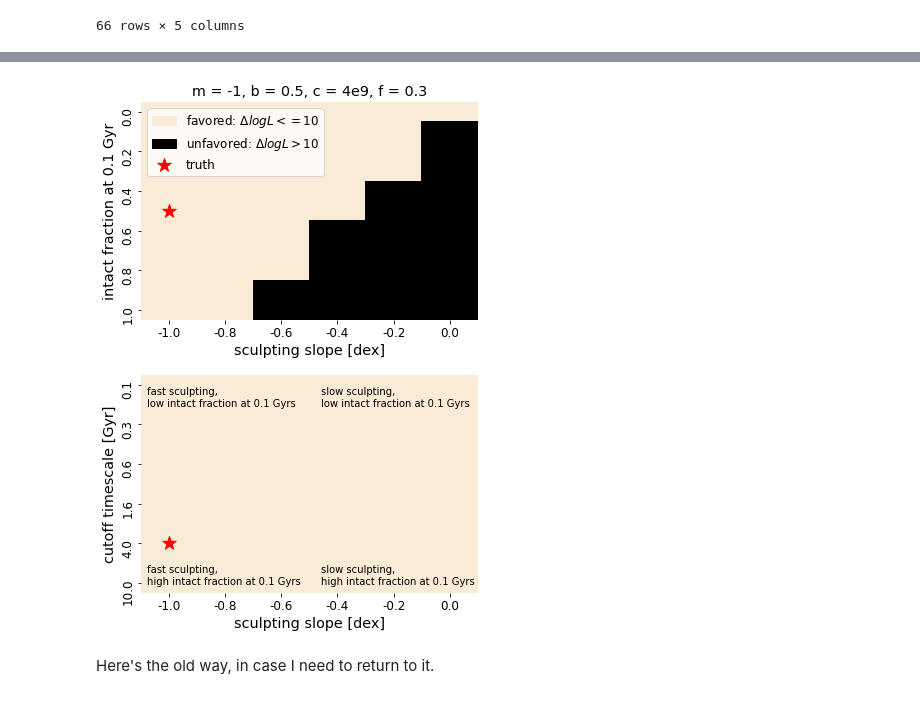
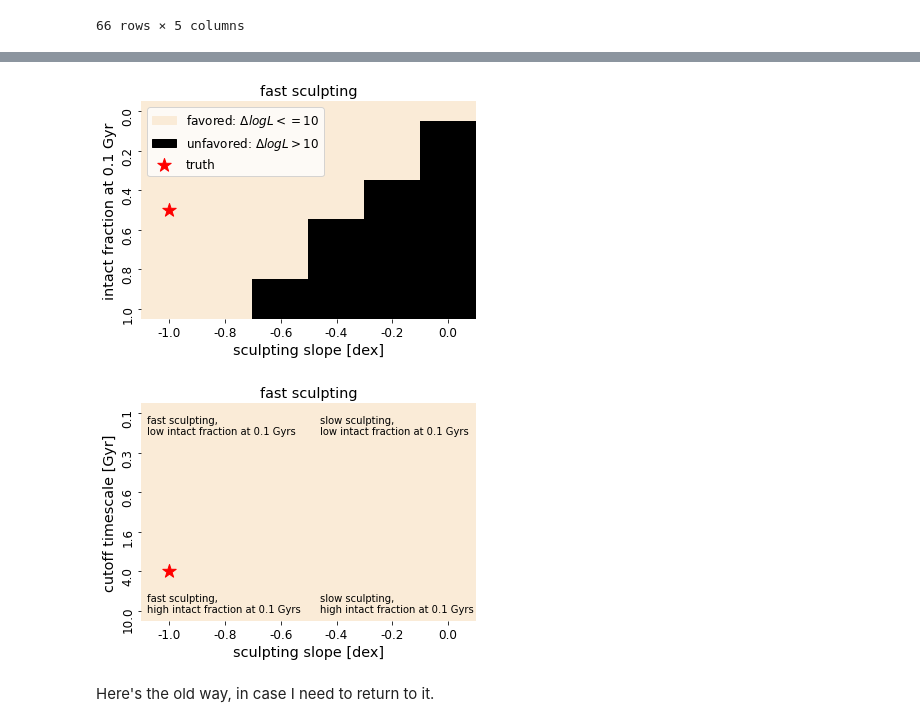
Before and after one commit to exoclam/mastrangelo, a Jupyter notebook: notebooks/injection-recovery.ipynb, the cells around one changed output, grey strips where cells are left out. Drawn from its saved outputs; the diff is of its cells as text; code cells hidden in the pictures.

```diff
--- a/notebooks/injection-recovery.ipynb
+++ b/notebooks/injection-recovery.ipynb
@@ -430,9 +430,10 @@ label_flag = True
 for index, row in good_models.reset_index().iterrows():
     m, b, c, f = row.m, row.b, row.c, row.f
     if label_flag == True:
-        plt.plot(x, build_models(x, m, b, c, f), color='green', zorder=0, label='favored models', alpha=0.5)
+        plt.plot(x, build_models(x, m, b, c, f), color='powderblue', zorder=0, label='favored models', alpha=1)
     elif label_flag == False:
-        plt.plot(x, build_models(x, m, b, c, f), color='green', zorder=0, alpha=0.5)
+        plt.plot(x, build_models(x, m, b, c, f), color='powderblue', zorder=0, alpha=1,
+                path_effects=[pe.Stroke(linewidth=1, foreground='white'), pe.Normal()])
     label_flag = False
 
 # best model
@@ -450,7 +451,8 @@ plt.xscale('log')
 plt.ylim([0, 0.5])
 plt.xlabel('age [Gyr]')
 plt.ylabel('P(intact)')
-plt.title(f'm = -1., b = 0.5, c = 4e9, f = 0.3 (fast sculpting)')
+#plt.title(f'm = -1., b = 0.5, c = 4e9, f = 0.3 (fast sculpting)')
+plt.title('fast sculpting')
 plt.legend()
 plt.savefig(path+'figures/inj-rec-fast-models.png', facecolor='white', bbox_inches='tight')
 plt.show()
@@ -719,8 +786,5 @@ piv.loc[piv.logL >= best_logL - delta_logL]
 # %%
-from matplotlib.colors import ListedColormap
-
-f, ((ax1, ax2)) = plt.subplots(2, 1, figsize=(6, 8))
-f.tight_layout(pad=3.)
+f, ((ax1)) = plt.subplots(1, 1, figsize=(6, 4))
 
 ### 1
 piv = model_logLs.groupby(['m','b']).max('logL').reset_index()
@@ -733,44 +797,49 @@ piv = piv.pivot("b","m","logL") # vs logged_normalized_likelihood
 sns.heatmap(piv, yticklabels=model_logLs.b.unique().round(1), xticklabels=model_logLs.m.unique().round(1), ax=ax1, cmap=ListedColormap(['black','antiquewhite']), cbar=False)
             #cbar_kws={'label': 'logL'}, ax=ax1) #cmap=ListedColormap(['black']), mask=(special_data == 1))#, vmin=best_logL-delta_logL)
 ax1.set_yticks(ax1.get_yticks()[::2]) # sample every other tick, for cleanness
-ax1.set_title('m = -1, b = 0.5, c = 4e9, f = 0.3')
+#ax1.set_title('m = -1, b = 0.5, c = 4e9, f = 0.3')
+ax1.set_title('fast sculpting')
 ax1.set(ylabel='intact fraction at 0.1 Gyr')
 ax1.set(xlabel='sculpting slope [dex]')
-ax1.scatter(0.5, 5.5, color='red', marker='*', s=200, label='truth')
+ax1_truth = ax1.scatter(0.5, 5.5, color='red', marker='*', s=200, label='truth')
+plt.legend(handles=[white_patch, black_patch, ax1_truth], loc='upper left')
+plt.savefig(path+'figures/inj-rec-fast-2d_a.png', facecolor='white', bbox_inches='tight')
+plt.show()
 
+f, ((ax2)) = plt.subplots(1, 1, figsize=(6, 4))
 ### 2
 piv = model_logLs.groupby(['m','c']).max('logL').reset_index()
 piv.loc[piv.logL >= best_logL - delta_logL,'logL'] = 1
 piv.loc[piv.logL <  best_logL - delta_logL,'logL'] = 0
 piv = piv.pivot("c","m","logL") # vs logged_normalized_likelihood
 #special_data = np.ma.masked_where(piv>=best_logL-delta_logL, piv)
 
 sns.heatmap(piv, yticklabels=np.round(model_logLs.c.unique()/1e9,1), xticklabels=model_logLs.m.unique().round(1), ax=ax2, cmap=ListedColormap(['antiquewhite']), cbar=False)
             #cbar_kws={'label': 'logL'}, ax=ax2)# cmap=ListedColormap(['black']), mask=(special_data == 1))#vmin=best_logL-delta_logL)
 #sns.heatmap(piv, vmin=-455, vmax=-17.9)
 ax2.set_yticks(ax2.get_yticks()[::2]) # sample every other tick, for cleanness
 ax2.set(ylabel='cutoff timescale [Gyr]')
 ax2.set(xlabel='sculpting slope [dex]')
+ax2.set_title('fast sculpting')
 #ax2.yaxis.set_major_formatter(tick.FuncFormatter(y_fmt))
 #ax2.yaxis.set_major_formatter(tick.FormatStrFormatter('%2.2e'))
-
-ax2_truth = ax2.scatter(0.5, 8.5, color='red', marker='*', s=200, label='truth')
+ax2_truth = plt.scatter(0.5, 8.5, color='red', marker='*', s=200, label='truth')
 
 import matplotlib.patches as mpatches
 import matplotlib.pyplot as plt
 
 white_patch = mpatches.Patch(color='antiquewhite', label=f'favored: $\Delta logL <= {int(delta_logL)}$')
 black_patch = mpatches.Patch(color='black', label=f'unfavored: $\Delta logL > {int(delta_logL)}$')
 
-ax1.legend(handles=[white_patch, black_patch, ax2_truth], loc='upper left')
-ax2.text(0.1, 1.5, "fast sculpting,\nlow intact fraction at 0.1 Gyrs", fontsize='medium', wrap=True)
-ax2.text(3.2, 1.5, "slow sculpting,\nlow intact fraction at 0.1 Gyrs", fontsize='medium', wrap=True)
-ax2.text(0.1, 10.5, "fast sculpting,\nhigh intact fraction at 0.1 Gyrs", fontsize='medium', wrap=True)
-ax2.text(3.2, 10.5, "slow sculpting,\nhigh intact fraction at 0.1 Gyrs", fontsize='medium', wrap=True)
-plt.savefig(path+'figures/inj-rec-fast-2d.png', facecolor='white', bbox_inches='tight')
+plt.text(0.1, 1.5, "fast sculpting,\nlow intact fraction at 0.1 Gyrs", fontsize='medium', wrap=True)
+plt.text(3.2, 1.5, "slow sculpting,\nlow intact fraction at 0.1 Gyrs", fontsize='medium', wrap=True)
+plt.text(0.1, 10.5, "fast sculpting,\nhigh intact fraction at 0.1 Gyrs", fontsize='medium', wrap=True)
+plt.text(3.2, 10.5, "slow sculpting,\nhigh intact fraction at 0.1 Gyrs", fontsize='medium', wrap=True)
+plt.savefig(path+'figures/inj-rec-fast-2d_b.png', facecolor='white', bbox_inches='tight')
 plt.show()
 # %% [output]
-[figure, old version]
+[figure, new version]
+[figure, added]
 # %% [markdown]
 Here's the old way, in case I need to return to it.
 # %%
```
Also changed, not shown: parts of 10 cells of this notebook, 3 other files.
